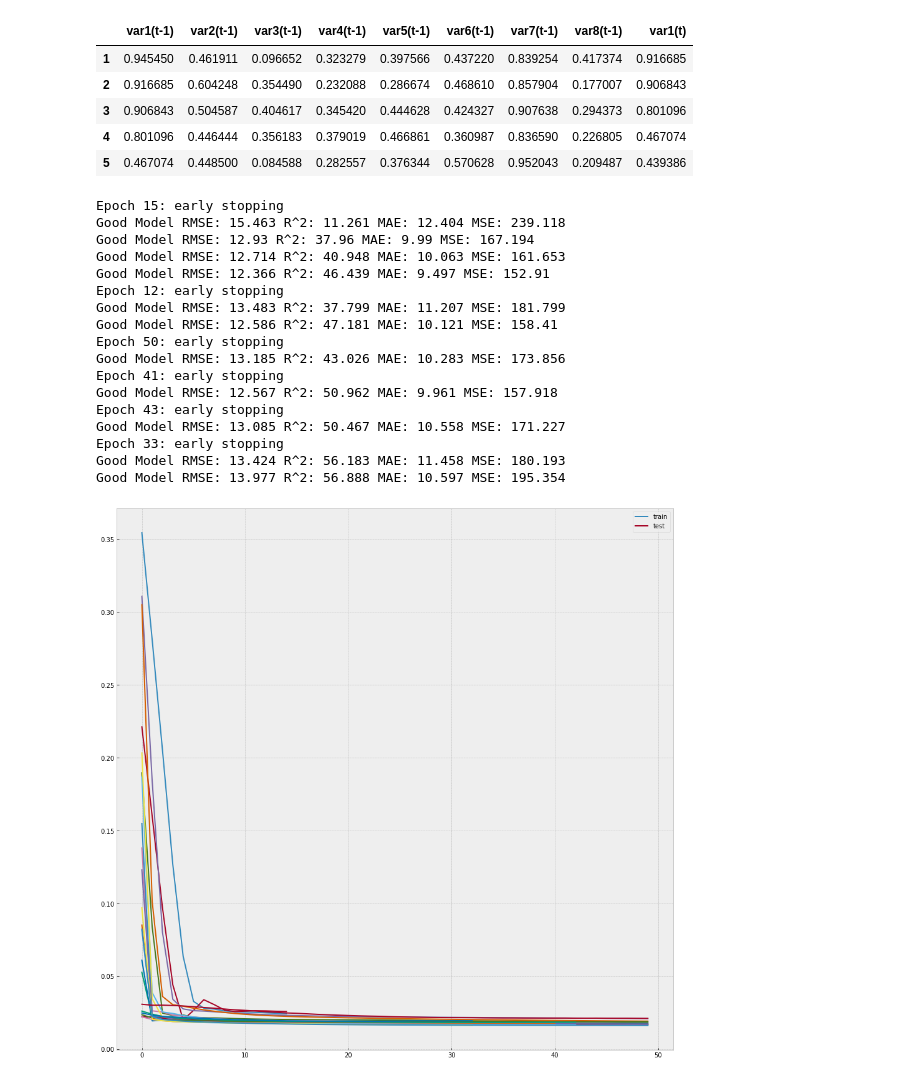
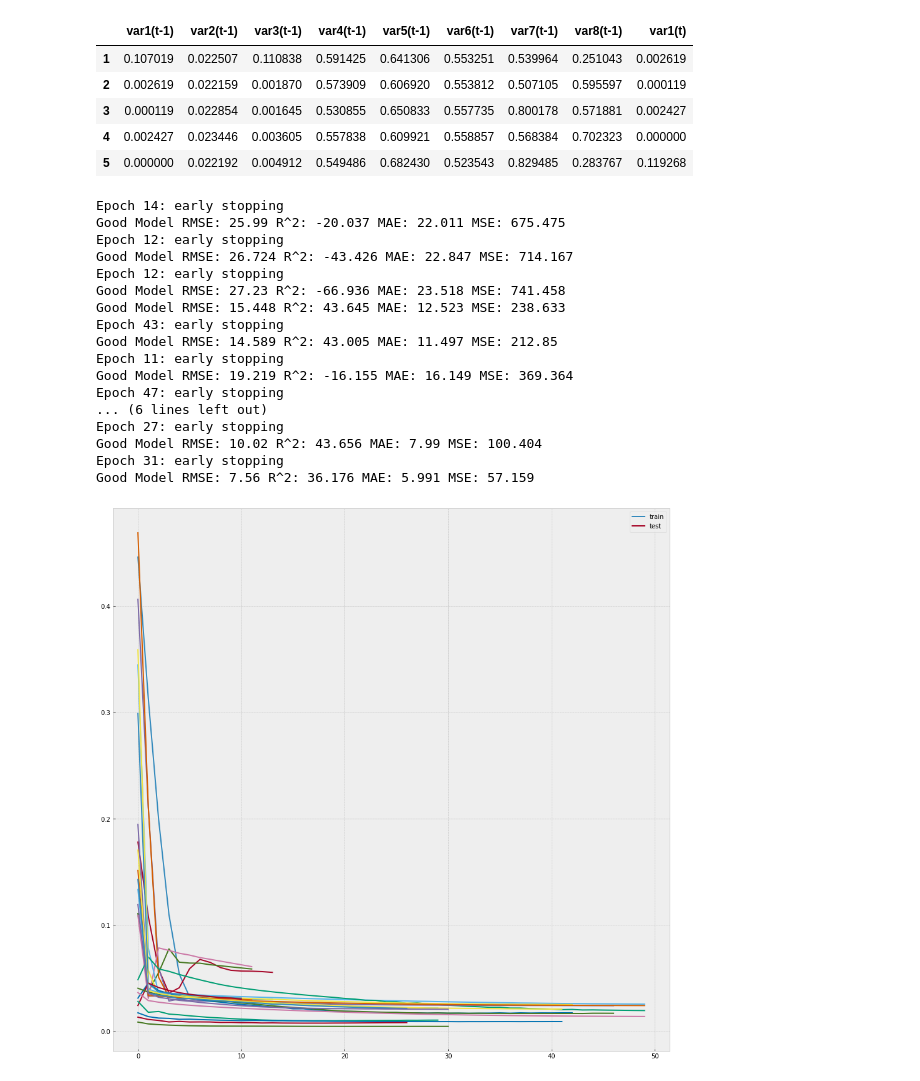
Before and after one commit to UsmanKolo/Master_Thesis, a Jupyter notebook: Notebooks/MultiVariate_LSTM.ipynb, the cells around one changed output. Drawn from its saved outputs; the diff is of its cells as text; code cells hidden in the pictures.

```diff
--- a/Notebooks/MultiVariate_LSTM.ipynb
+++ b/Notebooks/MultiVariate_LSTM.ipynb
@@ -13,7 +13,7 @@ from keras.callbacks import *
 from sklearn.metrics import *
 # %%
 # Importing Training Set
-df = pd.read_csv('C:\\Users\\moham\\OneDrive - De Montfort University\\Final Project\\Master_Thesis\\Dataset\\HUDaily.csv', index_col=0, parse_dates=True)
+df = pd.read_csv('C:\\Users\\moham\\OneDrive - De Montfort University\\Final Project\\Master_Thesis\\Dataset\\GTWYDaily.csv', index_col=0, parse_dates=True)
 
 df
 # %% [output]
@@ -69,11 +69,11 @@ reframed.drop(reframed.columns[[9,10,11,12,13,14,15]], axis=1, inplace=True)
 reframed.head()
 # %% [output]
 |  | var1(t-1) | var2(t-1) | var3(t-1) | var4(t-1) | var5(t-1) | var6(t-1) | var7(t-1) | var8(t-1) | var1(t) |
-| 1 | 0.945450 | 0.461911 | 0.096652 | 0.323279 | 0.397566 | 0.437220 | 0.839254 | 0.417374 | 0.916685 |
-| 2 | 0.916685 | 0.604248 | 0.354490 | 0.232088 | 0.286674 | 0.468610 | 0.857904 | 0.177007 | 0.906843 |
-| 3 | 0.906843 | 0.504587 | 0.404617 | 0.345420 | 0.444628 | 0.424327 | 0.907638 | 0.294373 | 0.801096 |
-| 4 | 0.801096 | 0.446444 | 0.356183 | 0.379019 | 0.466861 | 0.360987 | 0.836590 | 0.226805 | 0.467074 |
-| 5 | 0.467074 | 0.448500 | 0.084588 | 0.282557 | 0.376344 | 0.570628 | 0.952043 | 0.209487 | 0.439386 |
+| 1 | 0.107019 | 0.022507 | 0.110838 | 0.591425 | 0.641306 | 0.553251 | 0.539964 | 0.251043 | 0.002619 |
+| 2 | 0.002619 | 0.022159 | 0.001870 | 0.573909 | 0.606920 | 0.553812 | 0.507105 | 0.595597 | 0.000119 |
+| 3 | 0.000119 | 0.022854 | 0.001645 | 0.530855 | 0.650833 | 0.557735 | 0.800178 | 0.571881 | 0.002427 |
+| 4 | 0.002427 | 0.023446 | 0.003605 | 0.557838 | 0.609921 | 0.558857 | 0.568384 | 0.702323 | 0.000000 |
+| 5 | 0.000000 | 0.022192 | 0.004912 | 0.549486 | 0.682430 | 0.523543 | 0.829485 | 0.283767 | 0.119268 |
 # %%
 newpath = 'C:\\Users\\moham\\OneDrive - De Montfort University\\Final Project\\Master_Thesis\\Metrics'
 if not os.path.exists(newpath):
@@ -90,7 +90,7 @@ r_lista = []
 
 # trial = [24, 96, 168]
 
-for i in range(1,12):
+for i in range(1,13):
     folds.append(i)
 
     # split into train and test sets
@@ -177,49 +177,49 @@ rs_txt[0]   = r_lista[0][3]
 for i in range(1,len(r_lista)):
     rmse_txt.append(r_lista[i][0])
     mse_txt.append(r_lista[i][1])
     mae_txt.append(r_lista[i][2])
     rs_txt.append(r_lista[i][3])
 
 rmse_avg = sum(rmse_txt)/len(r_lista)
 mse_avg = sum(mse_txt)/len(r_lista)
 mae_avg = sum(mae_txt)/len(r_lista)
 rs_avg = sum(rs_txt)/len(r_lista)
 
 text = newpath + '.txt'
 f= open(text,"w+")
 f.write(str(['RMSE AVG','MSE AVG','MAE AVG','R2 AVG']))
 f.write('\n')
 f.write(str([rmse_avg, mse_avg, mae_avg, rs_avg]))
 f.write('\n')
 f.write('\n')
 f.write(str(['RMSE: ', rmse_txt[:]]))
 f.write('\n')
 f.write(str(['MSE: ', mse_txt[:]]))
 f.write('\n')
 f.write(str(['MAE: ', mae_txt[:]]))
 f.write('\n')
 f.write(str(['R2: ', rs_txt[:]]))
 f.write('\n')
 f.close()
 # %% [output]
-Epoch 15: early stopping
-Good Model RMSE: 15.463 R^2: 11.261 MAE: 12.404 MSE: 239.118
-Good Model RMSE: 12.93 R^2: 37.96 MAE: 9.99 MSE: 167.194
-Good Model RMSE: 12.714 R^2: 40.948 MAE: 10.063 MSE: 161.653
-Good Model RMSE: 12.366 R^2: 46.439 MAE: 9.497 MSE: 152.91
+Epoch 14: early stopping
+Good Model RMSE: 25.99 R^2: -20.037 MAE: 22.011 MSE: 675.475
 Epoch 12: early stopping
-Good Model RMSE: 13.483 R^2: 37.799 MAE: 11.207 MSE: 181.799
-Good Model RMSE: 12.586 R^2: 47.181 MAE: 10.121 MSE: 158.41
-Epoch 50: early stopping
-Good Model RMSE: 13.185 R^2: 43.026 MAE: 10.283 MSE: 173.856
-Epoch 41: early stopping
-Good Model RMSE: 12.567 R^2: 50.962 MAE: 9.961 MSE: 157.918
+Good Model RMSE: 26.724 R^2: -43.426 MAE: 22.847 MSE: 714.167
+Epoch 12: early stopping
+Good Model RMSE: 27.23 R^2: -66.936 MAE: 23.518 MSE: 741.458
+Good Model RMSE: 15.448 R^2: 43.645 MAE: 12.523 MSE: 238.633
 Epoch 43: early stopping
-Good Model RMSE: 13.085 R^2: 50.467 MAE: 10.558 MSE: 171.227
-Epoch 33: early stopping
-Good Model RMSE: 13.424 R^2: 56.183 MAE: 11.458 MSE: 180.193
-Good Model RMSE: 13.977 R^2: 56.888 MAE: 10.597 MSE: 195.354
+Good Model RMSE: 14.589 R^2: 43.005 MAE: 11.497 MSE: 212.85
+Epoch 11: early stopping
+Good Model RMSE: 19.219 R^2: -16.155 MAE: 16.149 MSE: 369.364
+Epoch 47: early stopping
+... (6 lines left out)
+Epoch 27: early stopping
+Good Model RMSE: 10.02 R^2: 43.656 MAE: 7.99 MSE: 100.404
+Epoch 31: early stopping
+Good Model RMSE: 7.56 R^2: 36.176 MAE: 5.991 MSE: 57.159
-[figure, old version]
+[figure, new version]
 # %%
 # split into train and test sets
 # values = reframed.values
```
Also changed, not shown: parts of 1 cell of this notebook, 6 other files.
